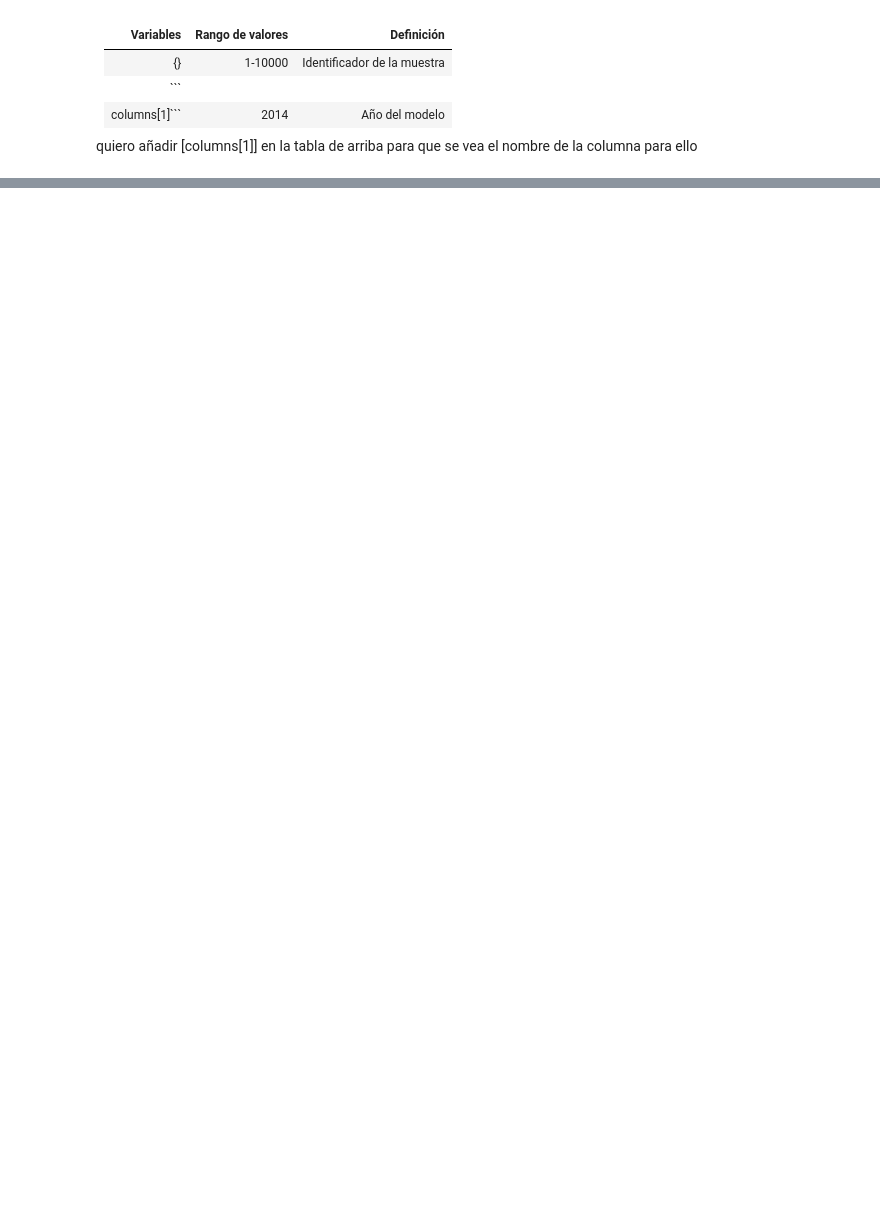
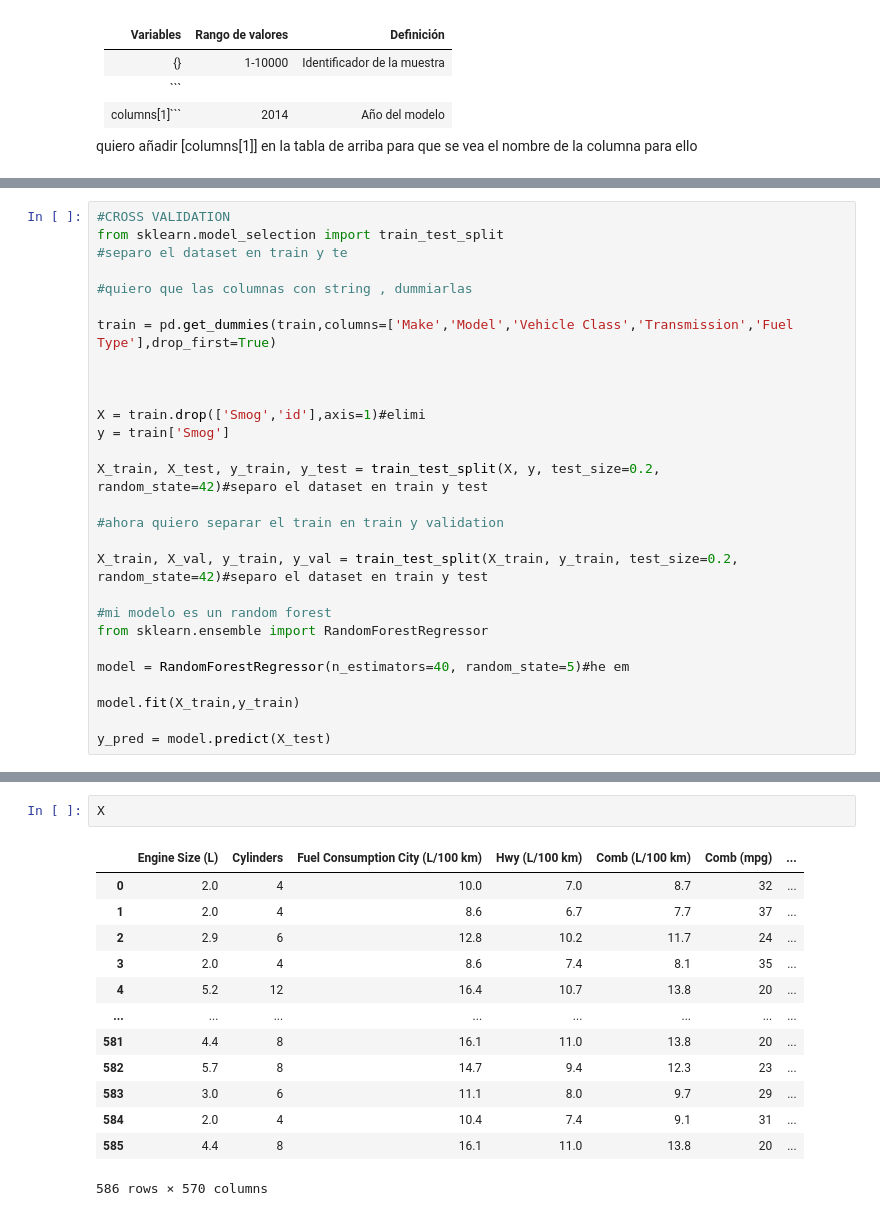
Before and after one commit to Kraslo/APAU_SMOG_PREDICTION_3RDGROUP, a Jupyter notebook: codigo/codigo_andy.ipynb, the cells around one changed output, grey strips where cells are left out. Saved outputs shown, nothing was run; the diff lists cells and outputs as text; blank space fills up the shorter version.

```diff
--- a/codigo/codigo_andy.ipynb
+++ b/codigo/codigo_andy.ipynb
@@ -403,0 +421,28 @@ quiero añadir [columns[1]] en la tabla de arriba para que se vea el nombre de l
+# %%
+#CROSS VALIDATION
+from sklearn.model_selection import train_test_split
+#separo el dataset en train y te
+
+#quiero que las columnas con string , dummiarlas
+
+train = pd.get_dummies(train,columns=['Make','Model','Vehicle Class','Transmission','Fuel Type'],drop_first=True)
+
+
+
+X = train.drop(['Smog','id'],axis=1)#elimi
+y = train['Smog']
+
+X_train, X_test, y_train, y_test = train_test_split(X, y, test_size=0.2, random_state=42)#separo el dataset en train y test
+
+#ahora quiero separar el train en train y validation
+
+X_train, X_val, y_train, y_val = train_test_split(X_train, y_train, test_size=0.2, random_state=42)#separo el dataset en train y test
+
+#mi modelo es un random forest
+from sklearn.ensemble import RandomForestRegressor
+
+model = RandomForestRegressor(n_estimators=40, random_state=5)#he em
+
+model.fit(X_train,y_train)
+
+y_pred = model.predict(X_test)
@@ -403,0 +614,16 @@ quiero añadir [columns[1]] en la tabla de arriba para que se vea el nombre de l
+# %%
+X
+# %% [output]
+|  | Engine Size (L) | Cylinders | Fuel Consumption City (L/100 km) | Hwy (L/100 km) | Comb (L/100 km) | Comb (mpg) | ... |
+| 0 | 2.0 | 4 | 10.0 | 7.0 | 8.7 | 32 | ... |
+| 1 | 2.0 | 4 | 8.6 | 6.7 | 7.7 | 37 | ... |
+| 2 | 2.9 | 6 | 12.8 | 10.2 | 11.7 | 24 | ... |
+| 3 | 2.0 | 4 | 8.6 | 7.4 | 8.1 | 35 | ... |
+| 4 | 5.2 | 12 | 16.4 | 10.7 | 13.8 | 20 | ... |
+| ... | ... | ... | ... | ... | ... | ... | ... |
+| 581 | 4.4 | 8 | 16.1 | 11.0 | 13.8 | 20 | ... |
+| 582 | 5.7 | 8 | 14.7 | 9.4 | 12.3 | 23 | ... |
+| 583 | 3.0 | 6 | 11.1 | 8.0 | 9.7 | 29 | ... |
+| 584 | 2.0 | 4 | 10.4 | 7.4 | 9.1 | 31 | ... |
+| 585 | 4.4 | 8 | 16.1 | 11.0 | 13.8 | 20 | ... |
+586 rows × 570 columns
```
Also changed, not shown: parts of 43 cells of this notebook.
